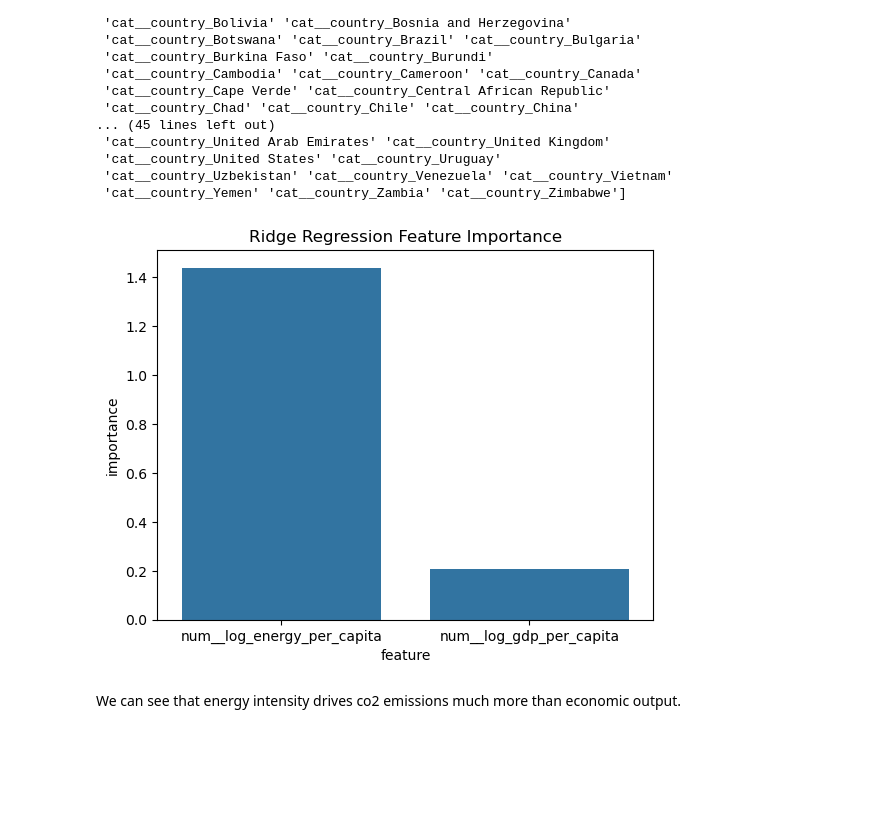
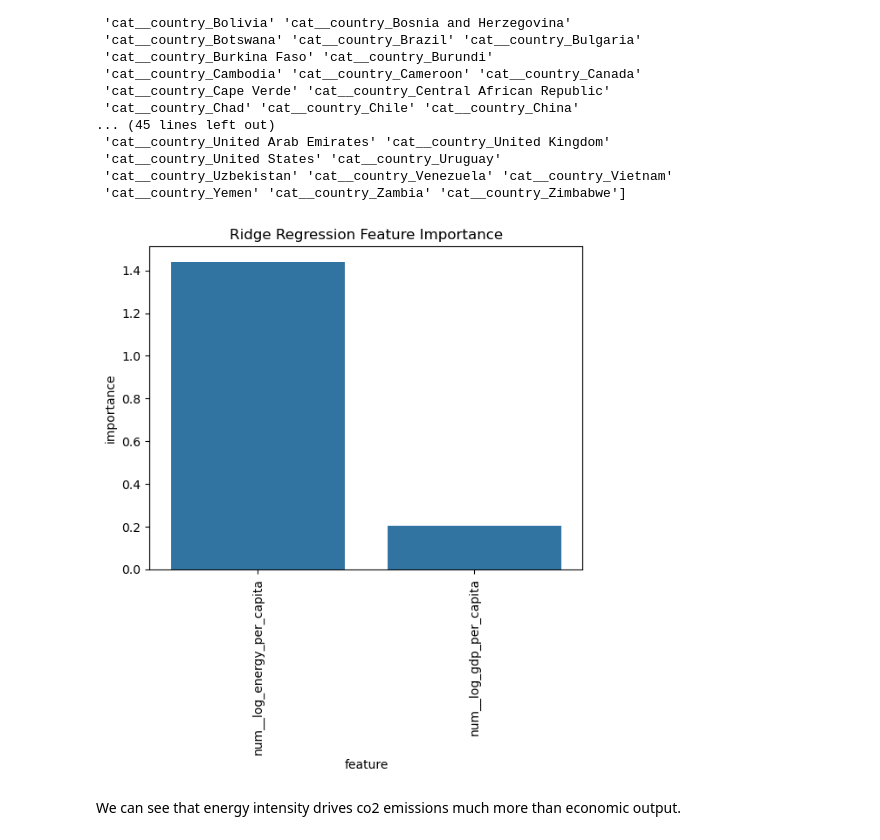
Before and after one commit to gawandesailee-lab/learndsp, a Jupyter notebook: Data Science Capstone 2 Project/notebooks/05_Modeling.ipynb, the cells around one changed output. Cells and saved outputs as stored; diff of their text form; code cells hidden in the pictures; blank space fills up the shorter version.

```diff
--- a/Data Science Capstone 2 Project/notebooks/05_Modeling.ipynb
+++ b/Data Science Capstone 2 Project/notebooks/05_Modeling.ipynb
@@ -410,19 +412,19 @@ print(feature_names)
 # %%
 #assessing feature importance with ridge regression model
 ridge_model = grid_ridge2.best_estimator_
 coef = ridge_model.named_steps['model2'].coef_
 features = ridge_model.named_steps['preprocessor2'].get_feature_names_out()
 ridge_feature_imp = pd.DataFrame({'feature': features, 'coefficient': coef, 'importance':np.abs(coef)}).sort_values(by='importance',ascending=False)
 ridge_feature_imp_core = ridge_feature_imp[ridge_feature_imp['feature'].isin(['num__log_energy_per_capita','num__log_gdp_per_capita'])]
 ridge_feature_imp_core
 ridge_feature_imp_plot = sns.barplot(ridge_feature_imp_core, x='feature', y='importance')
 plt.title("Ridge Regression Feature Importance")
-imagepath = '../reports/figures'
+plt.xticks(rotation=90)
 image_path = os.path.join(imagepath, 'ridge_feature_imp_plot.png')
 plt.savefig(image_path, dpi = 300, bbox_inches='tight')
 plt.show()
 # %% [output]
-[figure, old version]
+[figure, new version]
 # %% [markdown]
 We can see that energy intensity drives co2 emissions much more than economic output.
 # %%
```
Also changed, not shown: parts of 6 cells of this notebook, 15 other files.
